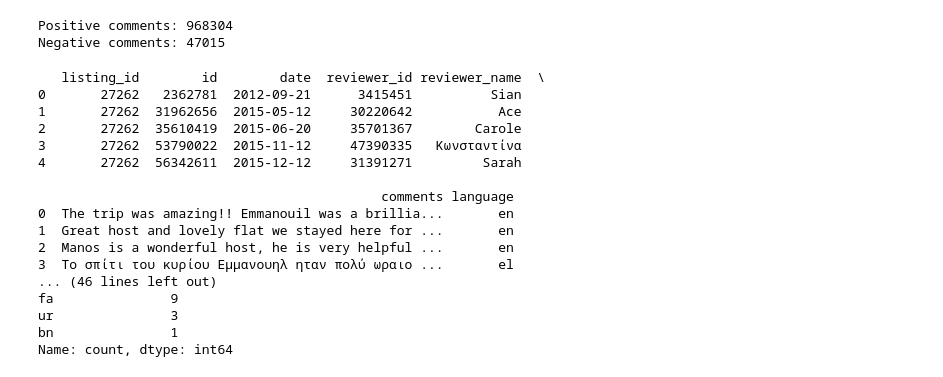
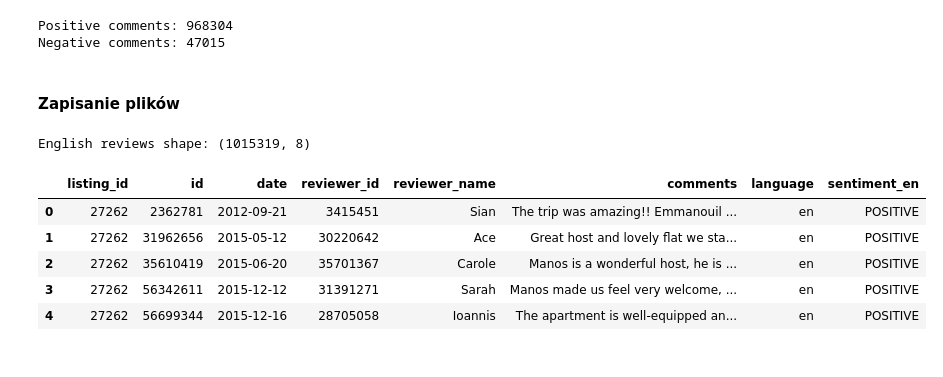
Before and after one commit to psiku/IUM-long-stay-insights, a Jupyter notebook: notebooks/sentiment_analysis.ipynb, the cells around one changed output. Cells and saved outputs as stored; diff of their text form; code cells hidden in the pictures.

```diff
--- a/notebooks/sentiment_analysis.ipynb
+++ b/notebooks/sentiment_analysis.ipynb
@@ -268,30 +276,24 @@ print(f"Negative comments: {negative_comments_amount}")
 # %% [output]
 Positive comments: 968304
 Negative comments: 47015
+# %% [markdown]
+#### Zapisanie plików
 # %%
 # save english comments to csv
 english_reviews.to_csv('../data/processed/english_reviews.csv', index=False)
 # save reviews_dataframe to csv
 reviews_dataframe.to_csv('../data/processed/reviews_dataframe.csv', index=False)
 # %%
-test_df = pd.read_csv('../data/processed/reviews_dataframe.csv')
-print(test_df.head(5))
-print(test_df['language'].value_counts())
+english_reviews = pd.read_csv('../data/processed/english_reviews.csv')
+reviews_dataframe = pd.read_csv('../data/processed/reviews_dataframe.csv')
-# %% [output]
-   listing_id        id        date  reviewer_id reviewer_name  \
-0       27262   2362781  2012-09-21      3415451          Sian
-1       27262  31962656  2015-05-12     30220642           Ace
-2       27262  35610419  2015-06-20     35701367        Carole
-3       27262  53790022  2015-11-12     47390335   Κωνσταντίνα
-4       27262  56342611  2015-12-12     31391271         Sarah
-
-                                            comments language
-0  The trip was amazing!! Emmanouil was a brillia...       en
-1  Great host and lovely flat we stayed here for ...       en
-2  Manos is a wonderful host, he is very helpful ...       en
-3  Το σπίτι του κυρίου Εμμανουηλ ηταν πολύ ωραιο ...       el
-... (46 lines left out)
-fa               9
-ur               3
-bn               1
-Name: count, dtype: int64
+# %%
+print(f"English reviews shape: {english_reviews.shape}")
+display(english_reviews.head(5))
+# %% [output]
+English reviews shape: (1015319, 8)
+|  | listing_id | id | date | reviewer_id | reviewer_name | comments | language | sentiment_en |
+| 0 | 27262 | 2362781 | 2012-09-21 | 3415451 | Sian | The trip was amazing!! Emmanouil ... | en | POSITIVE |
+| 1 | 27262 | 31962656 | 2015-05-12 | 30220642 | Ace | Great host and lovely flat we sta... | en | POSITIVE |
+| 2 | 27262 | 35610419 | 2015-06-20 | 35701367 | Carole | Manos is a wonderful host, he is ... | en | POSITIVE |
+| 3 | 27262 | 56342611 | 2015-12-12 | 31391271 | Sarah | Manos made us feel very welcome, ... | en | POSITIVE |
+| 4 | 27262 | 56699344 | 2015-12-16 | 28705058 | Ioannis | The apartment is well-equipped an... | en | POSITIVE |
```
Also changed, not shown: parts of 18 cells of this notebook, 6 other files.
